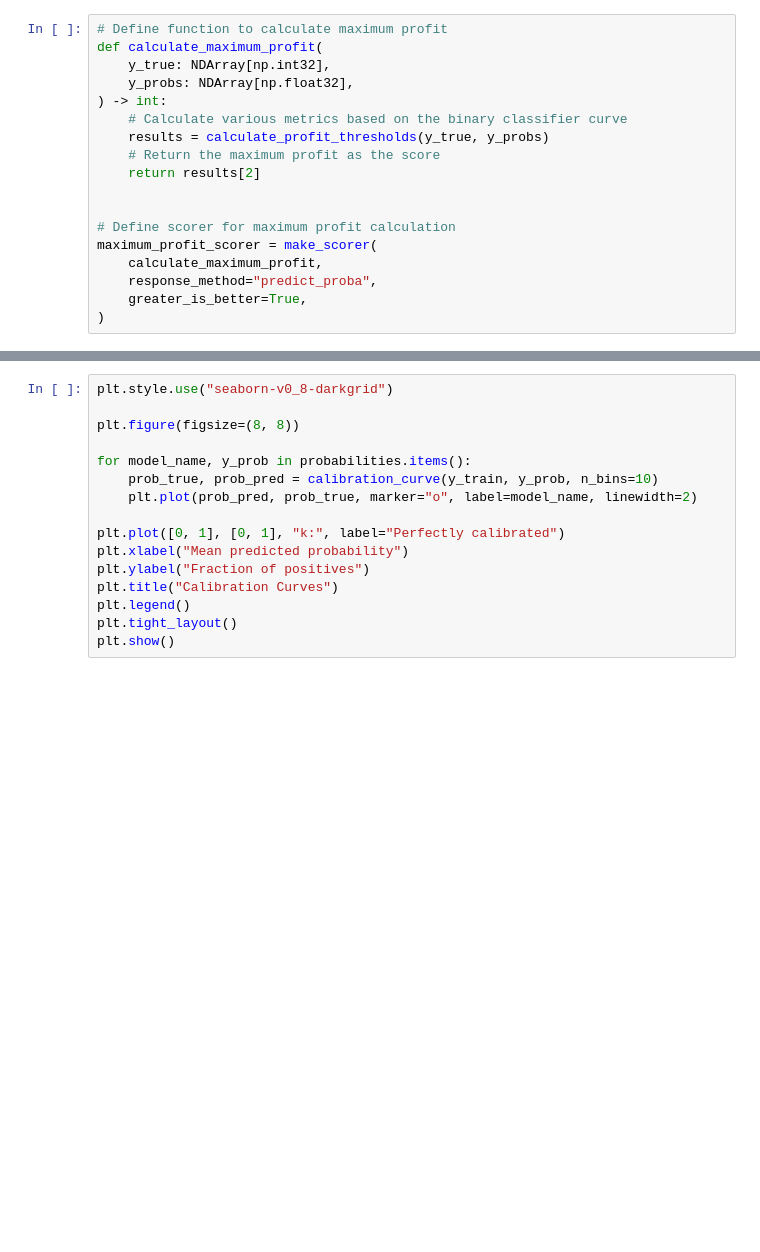
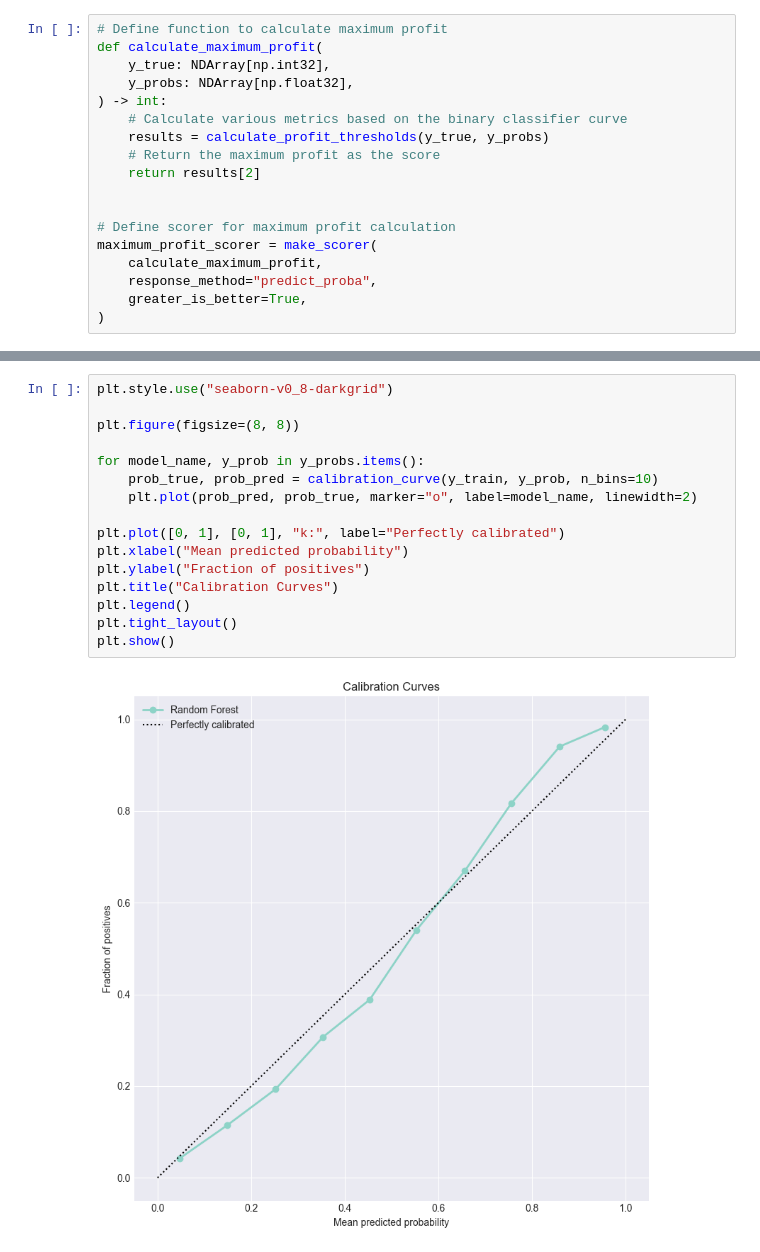
Before and after one commit to vanesterik/mads-telemarketing-assigment, a Jupyter notebook: notebooks/2.0-kve-predictive-modelling.ipynb, the cells around one changed output, grey strips where cells are left out. Saved outputs shown, nothing was run; the diff lists cells and outputs as text; blank space fills up the shorter version.

```diff
--- a/notebooks/2.0-kve-predictive-modelling.ipynb
+++ b/notebooks/2.0-kve-predictive-modelling.ipynb
@@ -272,19 +257,21 @@ ValueError: Found input variables with inconsistent numbers of samples: [1066, 1
 # %%
 plt.style.use("seaborn-v0_8-darkgrid")
 
 plt.figure(figsize=(8, 8))
 
-for model_name, y_prob in probabilities.items():
+for model_name, y_prob in y_probs.items():
     prob_true, prob_pred = calibration_curve(y_train, y_prob, n_bins=10)
     plt.plot(prob_pred, prob_true, marker="o", label=model_name, linewidth=2)
 
 plt.plot([0, 1], [0, 1], "k:", label="Perfectly calibrated")
 plt.xlabel("Mean predicted probability")
 plt.ylabel("Fraction of positives")
 plt.title("Calibration Curves")
 plt.legend()
 plt.tight_layout()
 plt.show()
+# %% [output]
+[figure, added]
 # %%
 # Define dictionary to store metrics for each classifier
 metrics = {}
```
Also changed, not shown: parts of 25 cells of this notebook, 4 other files.
